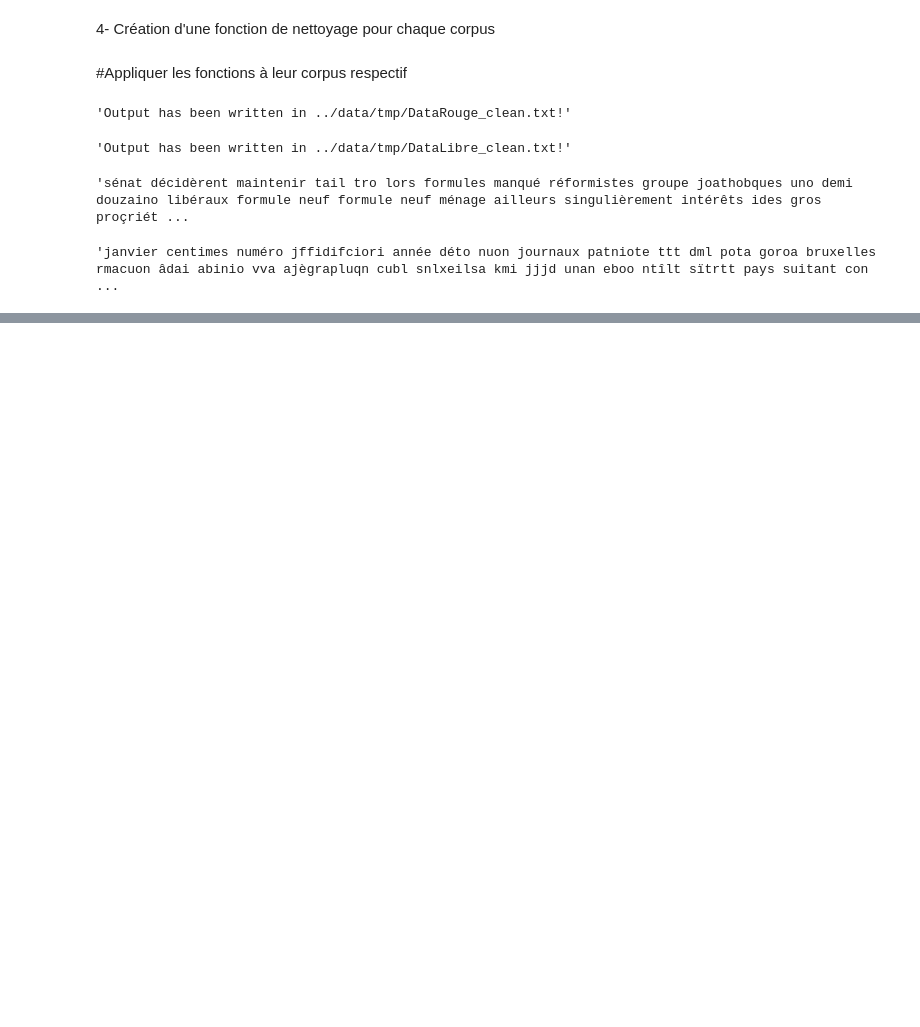
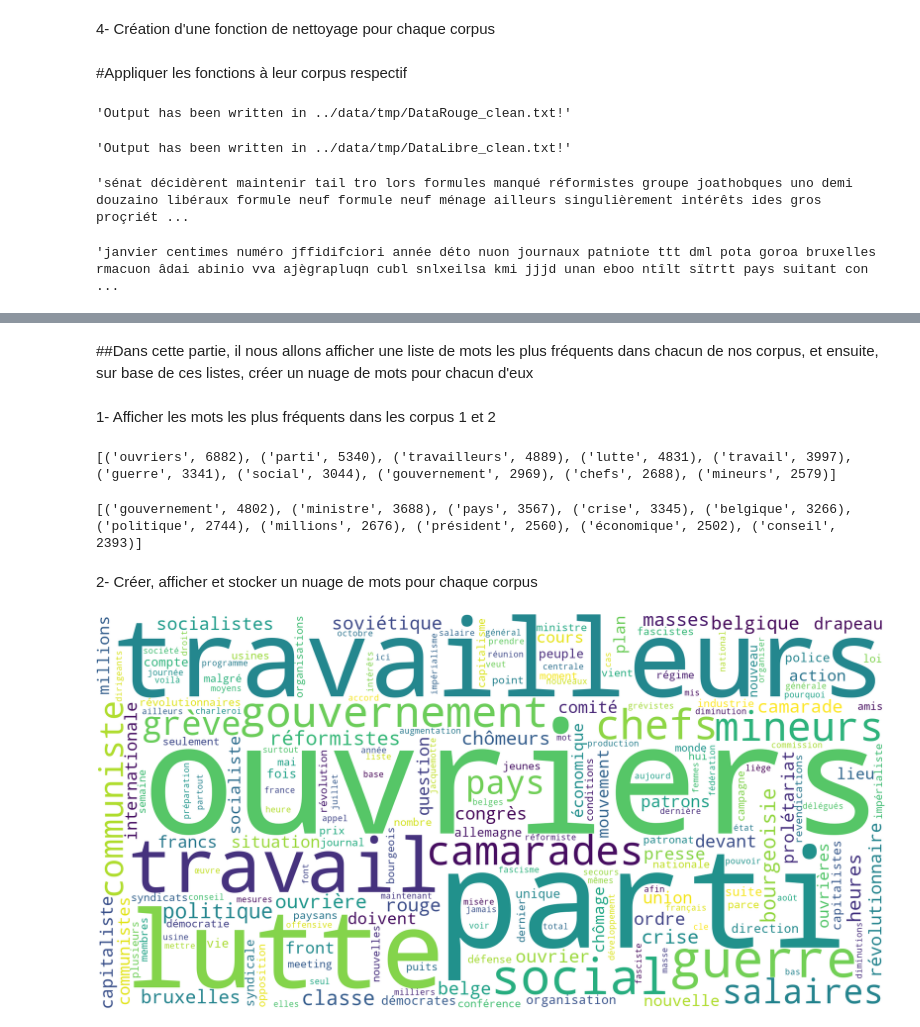
Before and after one commit to KilianeFotsop27/tac, a Jupyter notebook: TRAVAIL FINAL/Notebook_global .ipynb, the cells around one changed output, grey strips where cells are left out. Drawn from its saved outputs; the diff is of its cells as text; code cells hidden in the pictures; blank space fills up the shorter version.

```diff
--- a/TRAVAIL FINAL/Notebook_global .ipynb
+++ b/TRAVAIL FINAL/Notebook_global .ipynb
@@ -361,15 +361,15 @@ clean_text ('DataLibre', folder =temp_path)
 'Output has been written in ../data/tmp/DataLibre_clean.txt!'
 # %%
 with open(os.path.join(temp_path, f'DataRouge_clean.txt'), 'r', encoding= 'utf-8') as f:
-    after = f.read()
+    after1 = f.read()
 
-after[:500]
+after1[:500]
 # %% [output]
 'sénat décidèrent maintenir tail tro lors formules manqué réformistes groupe joathobques uno demi douzaino libéraux formule neuf formule neuf ménage ailleurs singulièrement intérêts ides gros proçriét ...
 # %%
 with open(os.path.join(temp_path, f'DataLibre_clean.txt'), 'r', encoding= 'utf-8') as f:
-    after = f.read()
+    after2 = f.read()
 
-after[:500]
+after2[:500]
 # %% [output]
 'janvier centimes numéro jffidifciori année déto nuon journaux patniote ttt dml pota goroa bruxelles rmacuon âdai abinio vva ajègrapluqn cubl snlxeilsa kmi jjjd unan eboo ntîlt sïtrtt pays suitant con ...
@@ -375,0 +378,25 @@ after[:500]
+# %% [markdown]
+##Dans cette partie, il nous allons afficher une liste de mots les plus fréquents dans chacun de nos corpus, et ensuite, sur base de  ces listes, créer un nuage de mots pour chacun d'eux
+# %% [markdown]
+1- Afficher les mots les plus fréquents dans les corpus 1 et 2
+# %%
+#Corpus1
+frequencies1 = Counter(after1.split())
+print(frequencies1.most_common(10))
+# %% [output]
+[('ouvriers', 6882), ('parti', 5340), ('travailleurs', 4889), ('lutte', 4831), ('travail', 3997), ('guerre', 3341), ('social', 3044), ('gouvernement', 2969), ('chefs', 2688), ('mineurs', 2579)]
+# %%
+#Corpus2
+frequencies2 = Counter(after2.split())
+print(frequencies2.most_common(10))
+# %% [output]
+[('gouvernement', 4802), ('ministre', 3688), ('pays', 3567), ('crise', 3345), ('belgique', 3266), ('politique', 2744), ('millions', 2676), ('président', 2560), ('économique', 2502), ('conseil', 2393)]
+# %% [markdown]
+2- Créer, afficher et stocker un nuage de mots pour chaque corpus
+# %%
+#Corpus1
+cloud = WordCloud(width=2000, height=1000, background_color='white').generate_from_frequencies(frequencies1)
+cloud.to_file(os.path.join(temp_path, f"DataRouge.png"))
+Image(filename=os.path.join(temp_path, f"DataRouge.png"))
+# %% [output]
+[figure, added]
```
Also changed, not shown: parts of 3 cells of this notebook.
